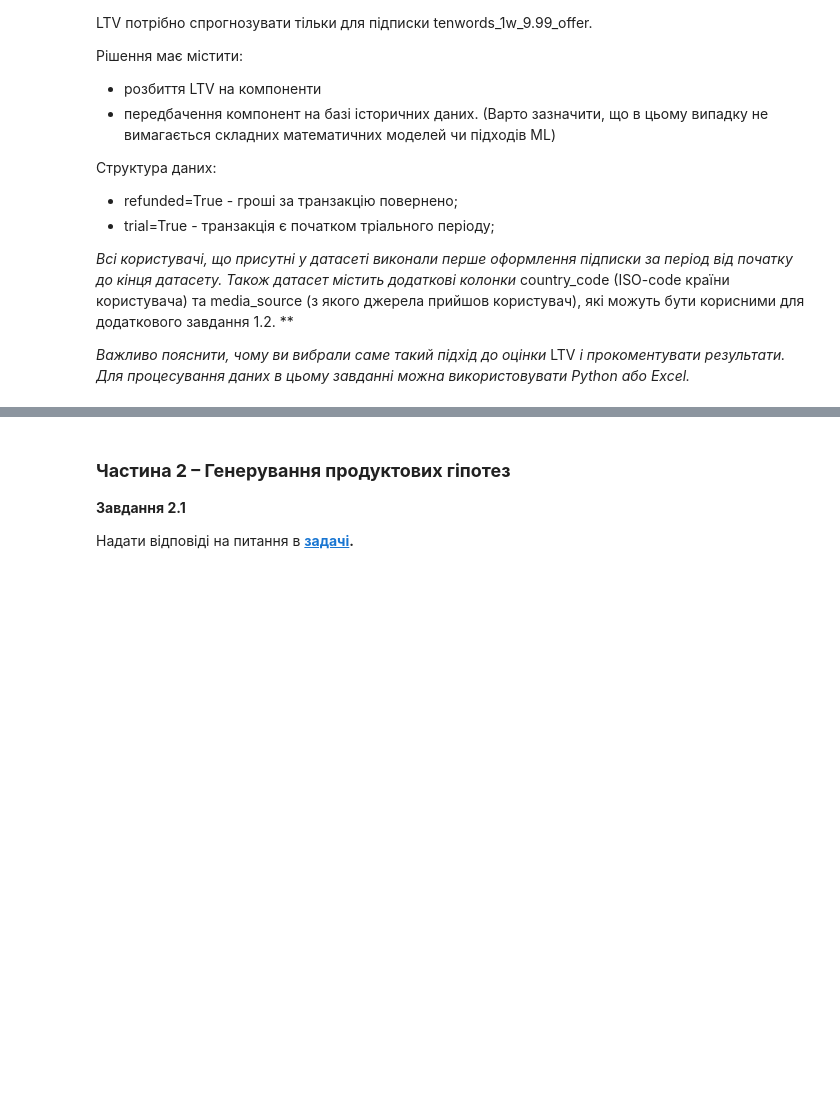
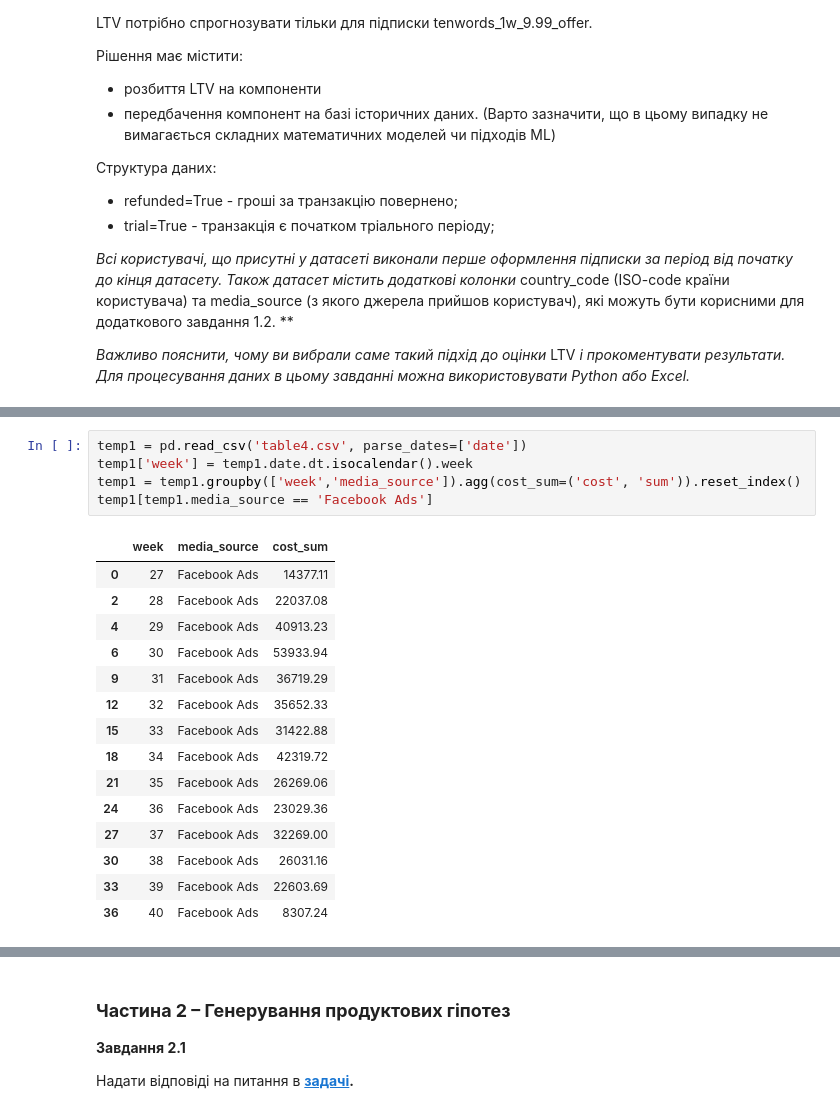
Before and after one commit to platothecynic/test_task, a Jupyter notebook: Untitled.ipynb, the cells around one changed output, grey strips where cells are left out. Drawn from its saved outputs; the diff is of its cells as text; blank space fills up the shorter version.

```diff
--- a/Untitled.ipynb
+++ b/Untitled.ipynb
@@ -405,0 +399,21 @@ See the caveats in the documentation: https://pandas.pydata.org/pandas-docs/stab
+# %%
+temp1 = pd.read_csv('table4.csv', parse_dates=['date'])
+temp1['week'] = temp1.date.dt.isocalendar().week
+temp1 = temp1.groupby(['week','media_source']).agg(cost_sum=('cost', 'sum')).reset_index()
+temp1[temp1.media_source == 'Facebook Ads']
+# %% [output]
+|  | week | media_source | cost_sum |
+| 0 | 27 | Facebook Ads | 14377.11 |
+| 2 | 28 | Facebook Ads | 22037.08 |
+| 4 | 29 | Facebook Ads | 40913.23 |
+| 6 | 30 | Facebook Ads | 53933.94 |
+| 9 | 31 | Facebook Ads | 36719.29 |
+| 12 | 32 | Facebook Ads | 35652.33 |
+| 15 | 33 | Facebook Ads | 31422.88 |
+| 18 | 34 | Facebook Ads | 42319.72 |
+| 21 | 35 | Facebook Ads | 26269.06 |
+| 24 | 36 | Facebook Ads | 23029.36 |
+| 27 | 37 | Facebook Ads | 32269.00 |
+| 30 | 38 | Facebook Ads | 26031.16 |
+| 33 | 39 | Facebook Ads | 22603.69 |
+| 36 | 40 | Facebook Ads | 8307.24 |
```
Also changed, not shown: parts of 23 cells of this notebook.
